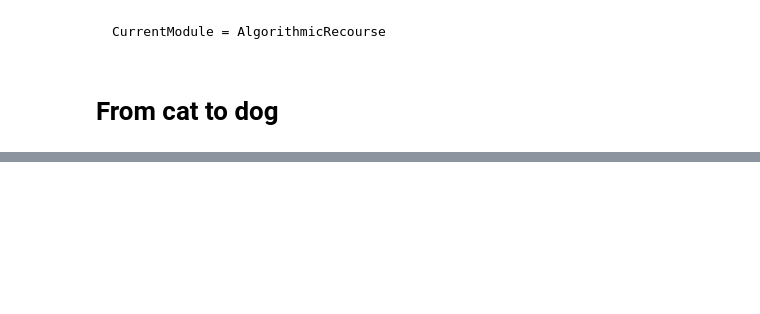
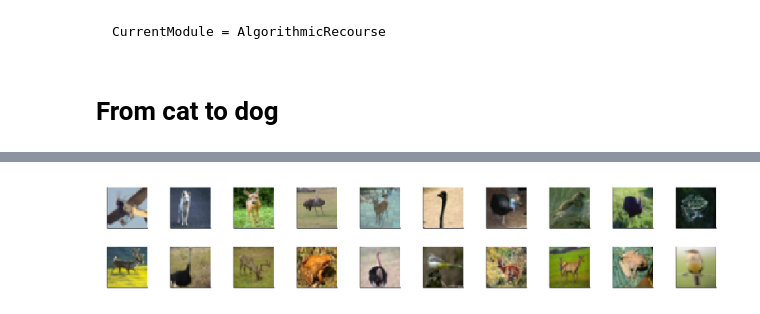
Before and after one commit to JuliaTrustworthyAI/CounterfactualExplanations.jl, a Jupyter notebook: docs/src/examples/CIFAR10.ipynb, the cells around one changed output, grey strips where cells are left out. Saved outputs shown, nothing was run; the diff lists cells and outputs as text; code cells hidden in the pictures; blank space fills up the shorter version.

```diff
--- a/docs/src/examples/CIFAR10.ipynb
+++ b/docs/src/examples/CIFAR10.ipynb
@@ -22,0 +68,4 @@ plot(image(train_x[:,:,:,rand(1:end)]), size=(100,100))
+# %%
+plot(p_list...,layout=(2,n_samples), size=(800,150))
+# %% [output]
+[figure, added]
```
Also changed, not shown: parts of 5 cells of this notebook, 3 other files.
